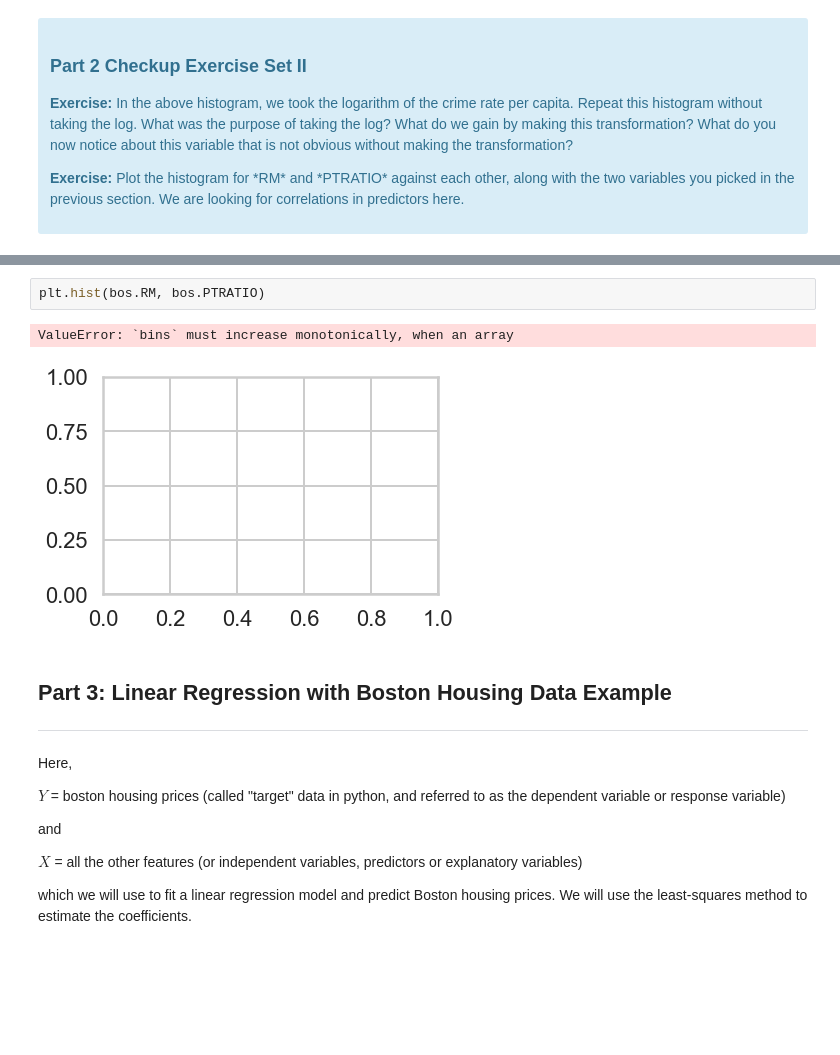
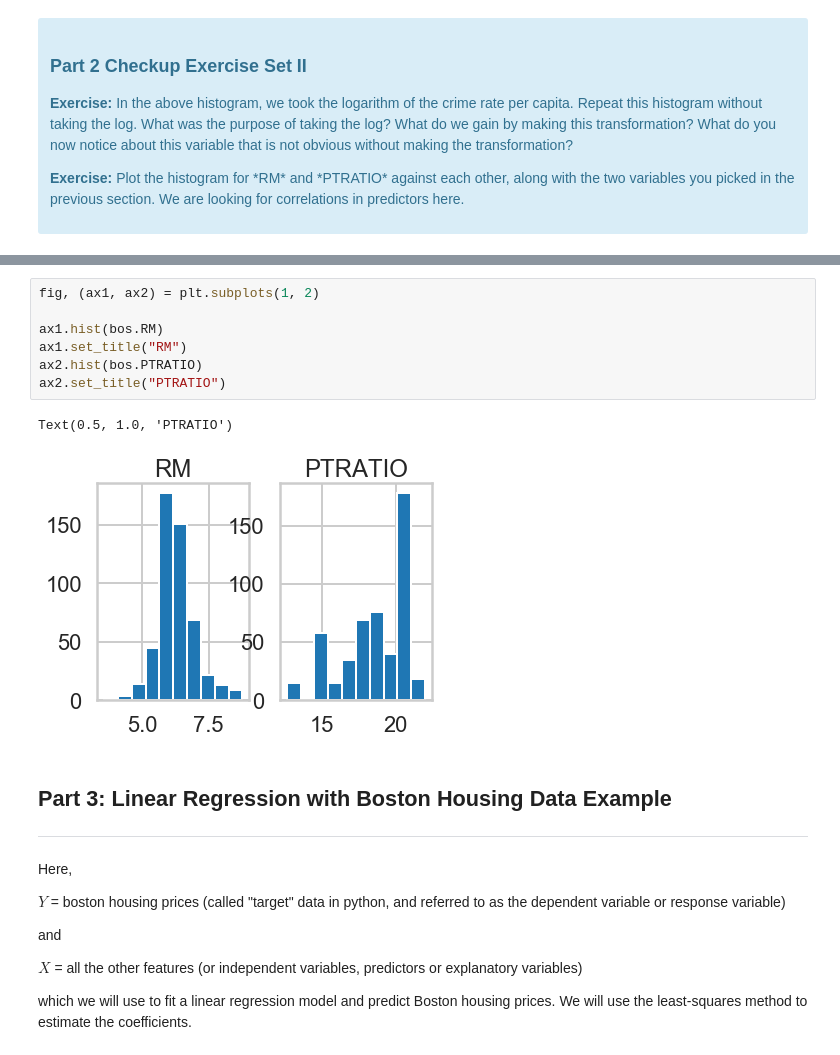
Before and after one commit to thabanenm/Springboard, a Jupyter notebook: Mini_Project_Linear_Regression.ipynb, the cells around one changed output, grey strips where cells are left out. Cells and saved outputs as stored; diff of their text form; blank space fills up the shorter version.

```diff
--- a/Mini_Project_Linear_Regression.ipynb
+++ b/Mini_Project_Linear_Regression.ipynb
@@ -417,8 +420,13 @@ plt.show()
-# %%
-plt.hist(bos.RM, bos.PTRATIO)
-# %% [output]
-ValueError: `bins` must increase monotonically, when an array
-[figure, removed]
+# %%
+fig, (ax1, ax2) = plt.subplots(1, 2)
+
+ax1.hist(bos.RM)
+ax1.set_title("RM")
+ax2.hist(bos.PTRATIO)
+ax2.set_title("PTRATIO")
+# %% [output]
+Text(0.5, 1.0, 'PTRATIO')
+[figure, added]
 # %% [markdown]
 ## Part 3: Linear Regression with Boston Housing Data Example
 ***
```
Also changed, not shown: parts of 19 cells of this notebook.
